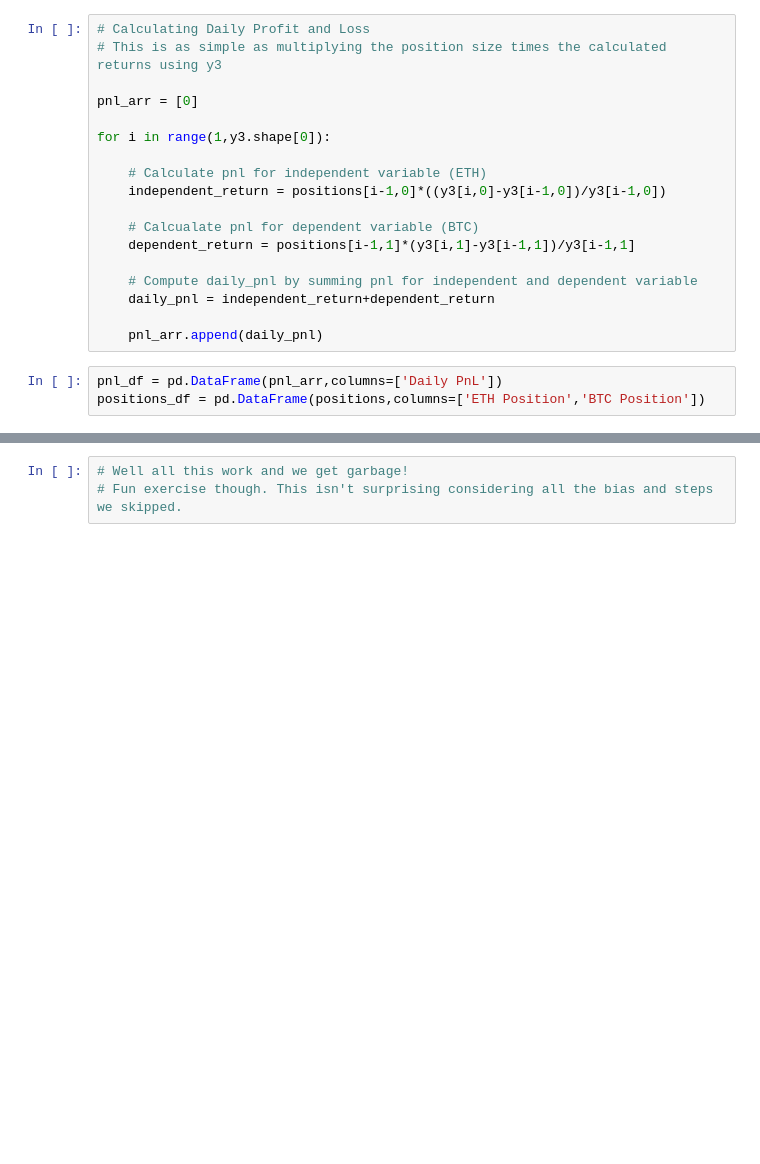
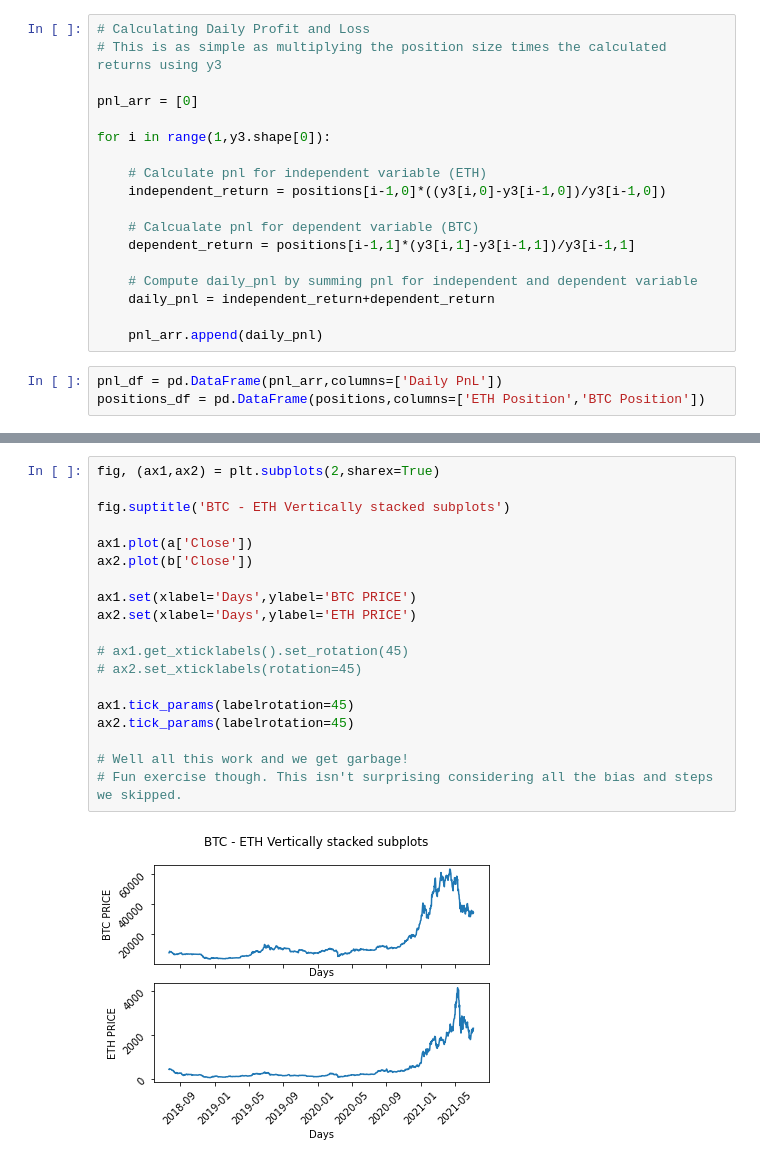
Before and after one commit to DataTortuga/crypto-pair-trade-analysis, a Jupyter notebook: BTC-ETH-Pair-Trade/BTC-ETH-Pair-Trade2.ipynb, the cells around one changed output, grey strips where cells are left out. Saved outputs shown, nothing was run; the diff lists cells and outputs as text; blank space fills up the shorter version.

```diff
--- a/BTC-ETH-Pair-Trade/BTC-ETH-Pair-Trade2.ipynb
+++ b/BTC-ETH-Pair-Trade/BTC-ETH-Pair-Trade2.ipynb
@@ -595,3 +535,21 @@ plt.show()
 # %%
+fig, (ax1,ax2) = plt.subplots(2,sharex=True)
+
+fig.suptitle('BTC - ETH Vertically stacked subplots')
+
+ax1.plot(a['Close'])
+ax2.plot(b['Close'])
+
+ax1.set(xlabel='Days',ylabel='BTC PRICE')
+ax2.set(xlabel='Days',ylabel='ETH PRICE')
+
+# ax1.get_xticklabels().set_rotation(45)
+# ax2.set_xticklabels(rotation=45)
+
+ax1.tick_params(labelrotation=45)
+ax2.tick_params(labelrotation=45)
+
 # Well all this work and we get garbage!
 # Fun exercise though. This isn't surprising considering all the bias and steps we skipped.
+# %% [output]
+[figure, added]
```
Also changed, not shown: parts of 31 cells of this notebook, 19 other files.
